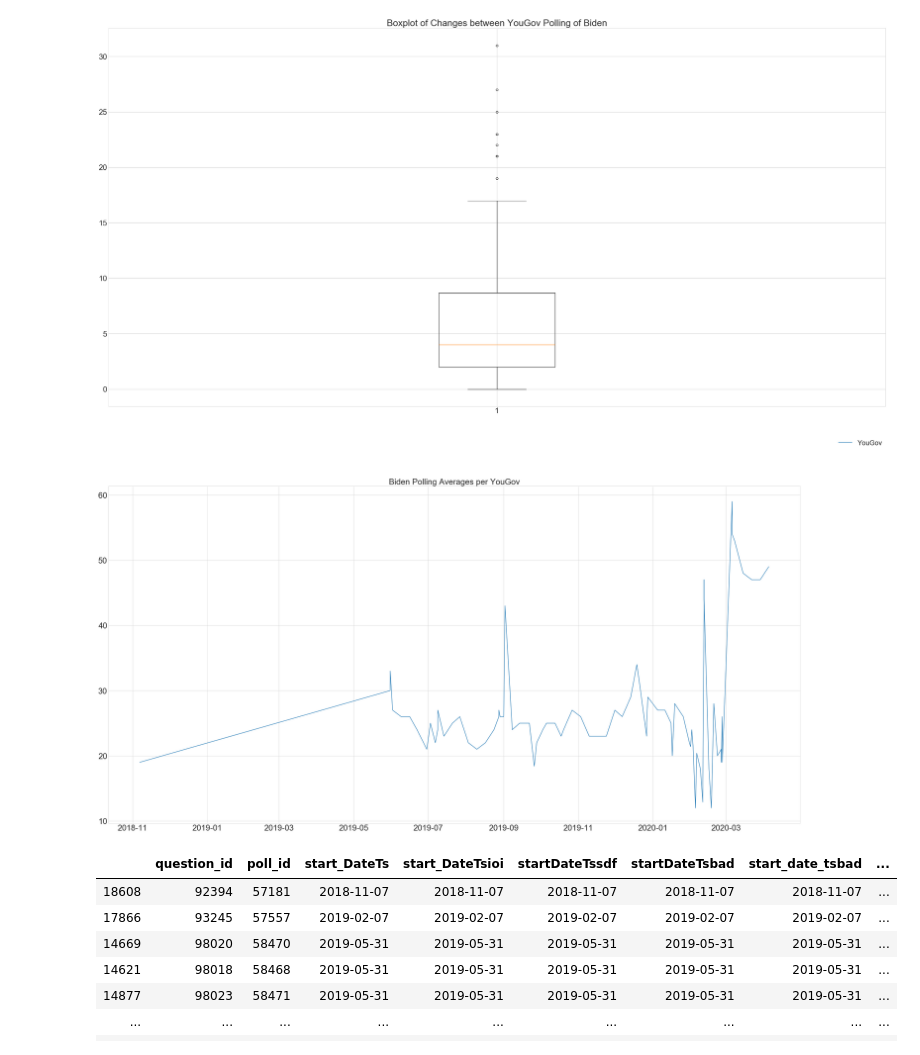
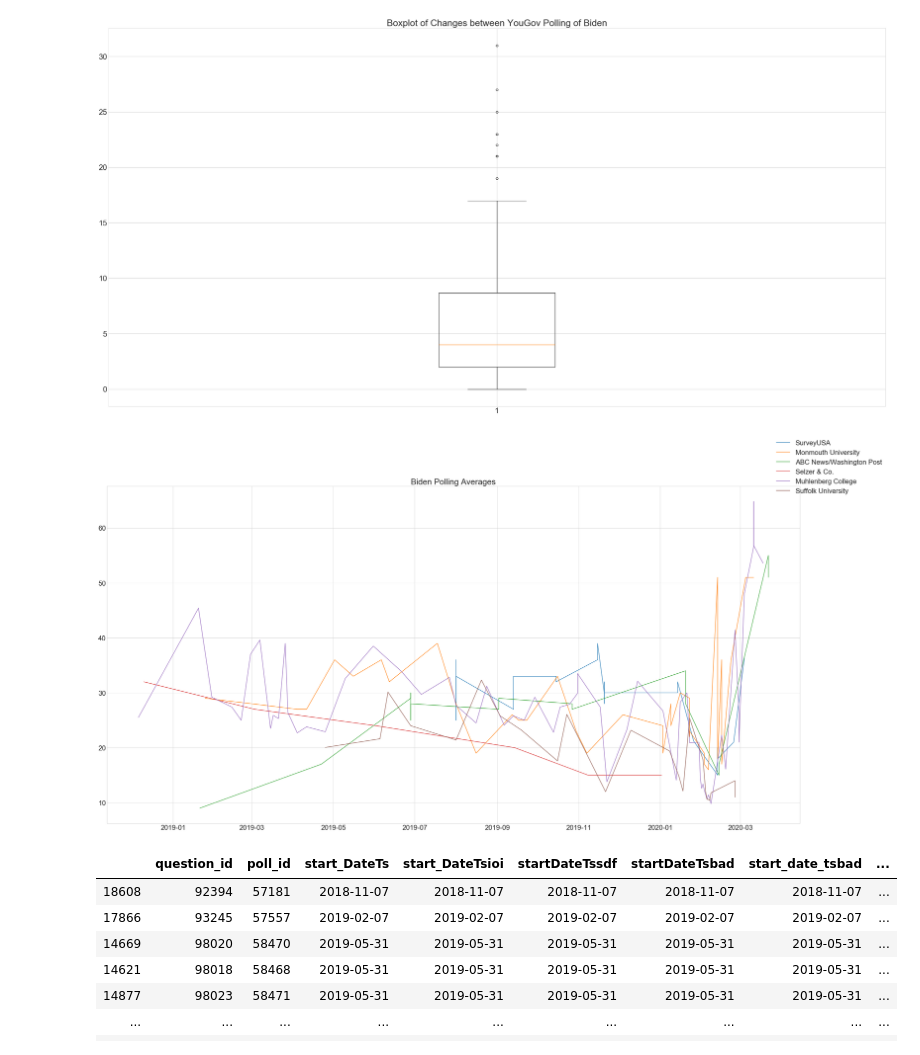
Before and after one commit to SanjithVenkatesh/538Analysis, a Jupyter notebook: 538Analysis.ipynb, the cells around one changed output. Cells and saved outputs as stored; diff of their text form; code cells hidden in the pictures.

```diff
--- a/538Analysis.ipynb
+++ b/538Analysis.ipynb
@@ -276,21 +260,20 @@ plt.show()
 [figure]
 # %%
 fig = plt.figure()
-plt.rcParams.update({'font.size': 26})
-plt.plot(noExtremities["start_DateTs"], noExtremities["pct"])
-#plt.plot(bidenSurveyUSA["start_DateTs"], bidenSurveyUSA["pct"])
-#plt.plot(bidenMonmouth["start_DateTs"], bidenMonmouth["pct"])
-#plt.plot(bidenABC["start_DateTs"], bidenABC["pct"])
-#plt.plot(bidenSeltzer["start_DateTs"], bidenSeltzer["pct"])
-#plt.plot(bidenMuhlenberg["start_DateTs"], bidenMuhlenberg["pct"])
-#plt.plot(bidenSuffolk["start_DateTs"], bidenSuffolk["pct"])
+#plt.plot(noExtremities["start_DateTs"], noExtremities["pct"])
+plt.plot(bidenSurveyUSA["start_DateTs"], bidenSurveyUSA["pct"])
+plt.plot(bidenMonmouth["start_DateTs"], bidenMonmouth["pct"])
+plt.plot(bidenABC["start_DateTs"], bidenABC["pct"])
+plt.plot(bidenSeltzer["start_DateTs"], bidenSeltzer["pct"])
+plt.plot(bidenMuhlenberg["start_DateTs"], bidenMuhlenberg["pct"])
+plt.plot(bidenSuffolk["start_DateTs"], bidenSuffolk["pct"])
 plt.rcParams['figure.figsize'] = [40, 20]
 plt.rcParams.update({'font.size': 22})
-fig.legend([ "YouGov","SurveyUSA", "Monmouth University", "ABC News/Washington Post", "Selzer & Co.", "Muhlenberg College", "Suffolk University"])
-plt.title("Biden Polling Averages per YouGov")
+fig.legend([ "SurveyUSA", "Monmouth University", "ABC News/Washington Post", "Selzer & Co.", "Muhlenberg College", "Suffolk University"])
+plt.title("Biden Polling Averages")
 plt.show()
 # %% [output]
-[figure, old version]
+[figure, new version]
 # %%
 noExtremities
 # %% [output]
```
Also changed, not shown: parts of 34 cells of this notebook, 1 other file.
